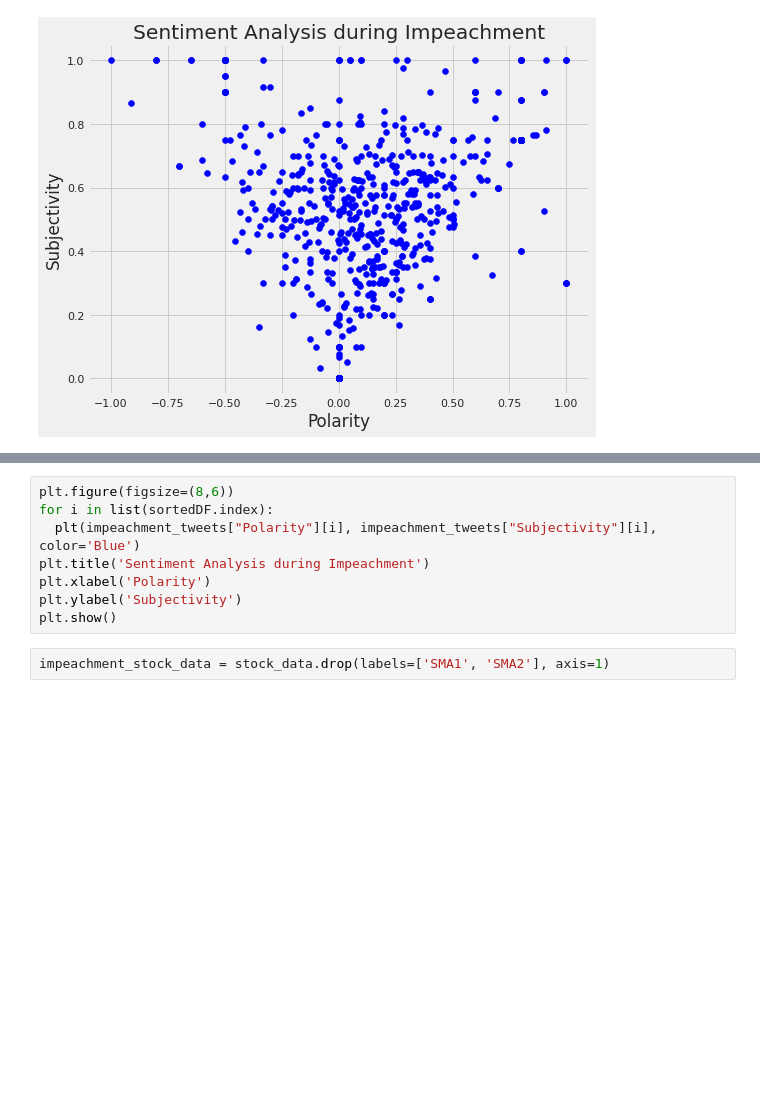
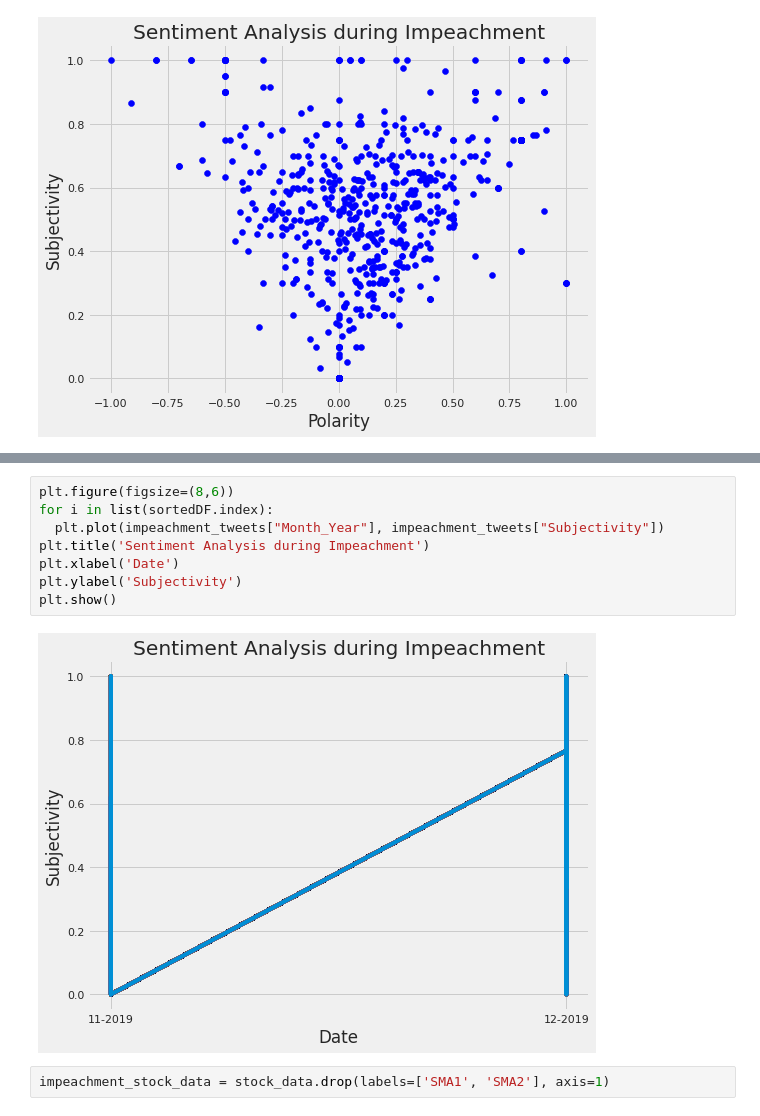
Before and after one commit to cybertraining-dsc/fa20-523-307, a Jupyter notebook: project/Analysis of Financial Markets based on President Trump's Tweets.ipynb, the cells around one changed output, grey strips where cells are left out. Drawn from its saved outputs; the diff is of its cells as text; blank space fills up the shorter version.

```diff
--- a/project/Analysis of Financial Markets based on President Trump's Tweets.ipynb
+++ b/project/Analysis of Financial Markets based on President Trump's Tweets.ipynb
@@ -725,11 +754,13 @@ plt.show()
 # %%
 plt.figure(figsize=(8,6))
 for i in list(sortedDF.index):
-  plt(impeachment_tweets["Polarity"][i], impeachment_tweets["Subjectivity"][i], color='Blue')
+  plt.plot(impeachment_tweets["Month_Year"], impeachment_tweets["Subjectivity"])
 plt.title('Sentiment Analysis during Impeachment')
-plt.xlabel('Polarity')
+plt.xlabel('Date')
 plt.ylabel('Subjectivity')
 plt.show()
+# %% [output]
+[figure, added]
 # %%
 impeachment_stock_data = stock_data.drop(labels=['SMA1', 'SMA2'], axis=1)
 # %%
```
Also changed, not shown: parts of 6 cells of this notebook.
